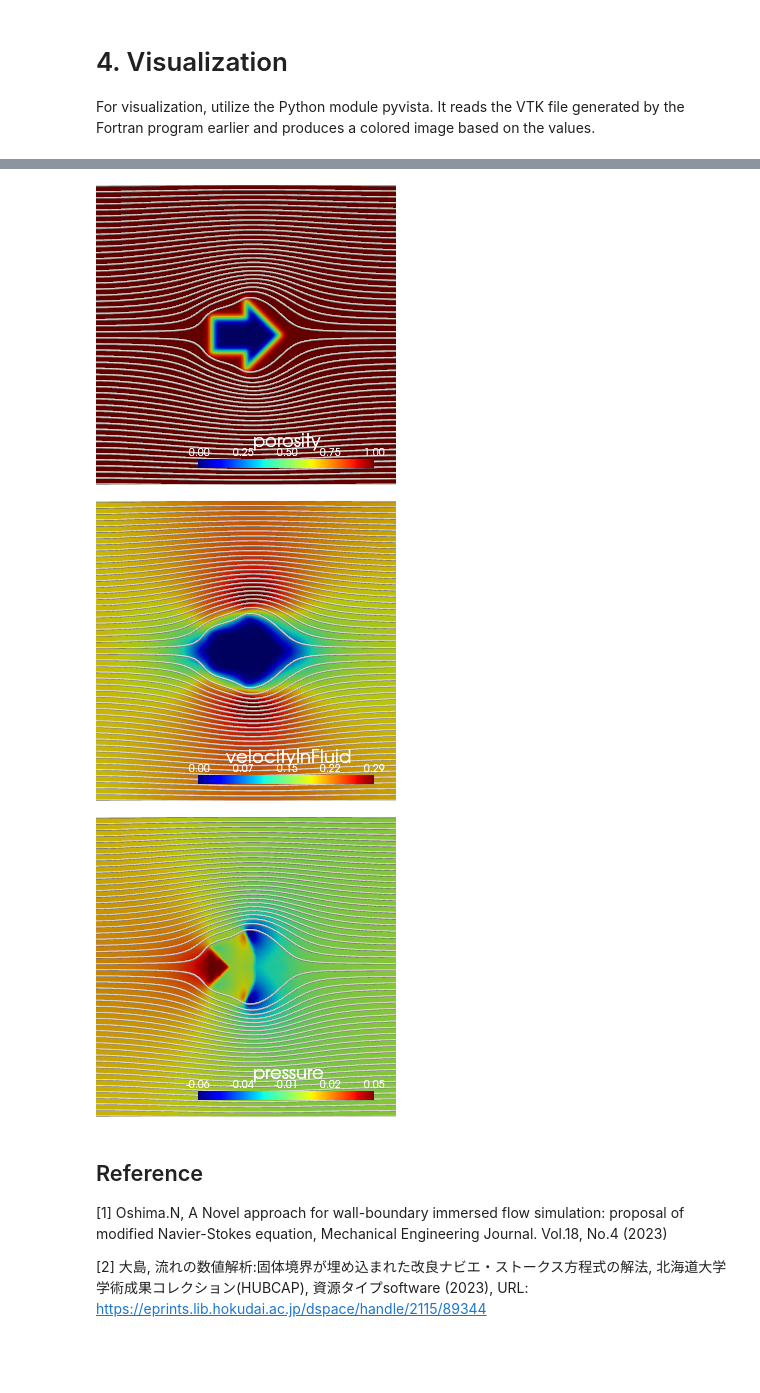
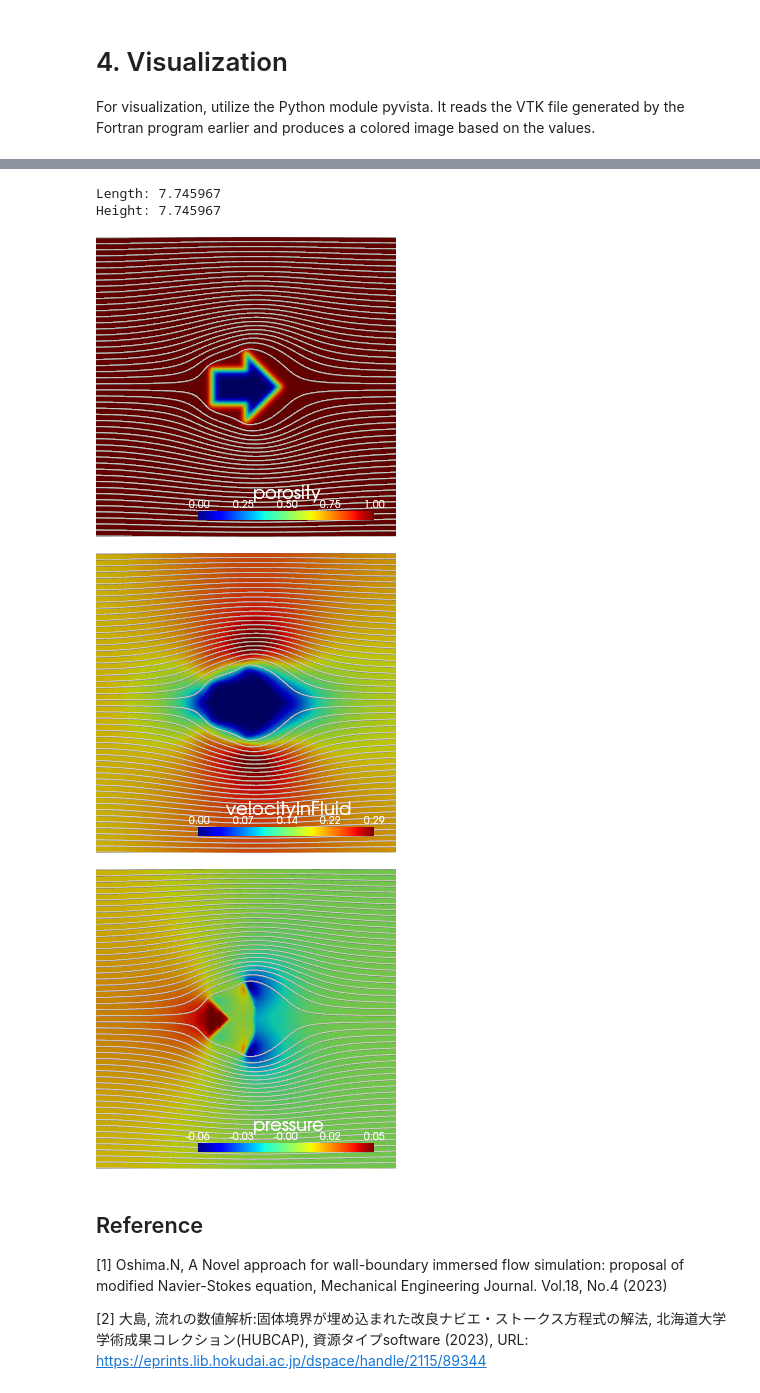
Before and after one commit to nobu-n2002/CFD2023_image_processing, a Jupyter notebook: ibm_image_processing_FortranSolverVer.ipynb, the cells around one changed output, grey strips where cells are left out. Cells and saved outputs as stored; diff of their text form; code cells hidden in the pictures; blank space fills up the shorter version.

```diff
--- a/ibm_image_processing_FortranSolverVer.ipynb
+++ b/ibm_image_processing_FortranSolverVer.ipynb
@@ -2271,7 +2272,7 @@ with open(file_path, 'r') as csvfile:
 # ========= Settings ==========
 re = 30  # @param {type:"integer"}
 dt = 0.01 # @param {type:"raw"}
-timeval = 3 # @param {type:"raw"}
+timeval = 4 # @param {type:"raw"}
 xnue = 0.025 # [m2/s]
 
 # Safty Factor
@@ -2402,6 +2397,24 @@ import math
 
 # @markdown #Settings
 # @markdown streamlines_point = length or width [m]
+
+file_path = './controlDict.txt'
+
+length = None
+height = None
+
+with open(file_path, 'r') as file:
+    for line in file:
+        parts = line.split()
+
+        if len(parts) == 3 and parts[0] == 'length':
+            length = float(parts[2])
+
+        elif len(parts) == 3 and parts[0] == 'height':
+            height = float(parts[2])
+
+print(f'Length: {length}')
+print(f'Height: {height}')
 
 pv.set_jupyter_backend('static')
 pv.global_theme.notebook = True
@@ -2460,38 +2473,40 @@ def create_plotter(mesh, scalar_field, streamline_params):
 
     return pl, streamlines
 
-streamlines_point = 7.745967 #@param {type:"raw"}
+streamlines_point = max(length, height)
 streamlines_enabled = True  # @param {type:"boolean"}
 streamlines_points = 51 #@param {type:"integer"}
-streamlines_width = 0.02 #@param {type:"raw"}
+streamlines_width = 0.015 #@param {type:"raw"}
 streamlines_color = "white" # @param ["white", "red", "black", "yellow", "blue", "green"]
 font_color = "white" # @param ["white", "red", "black", "yellow", "blue", "green"]
 zoom = 1.5 #@param {type:"raw"}
 
 mesh = pv.read('/content/output/output_paraview.vtk')
 
 # List of parameters to visualize
 parameters = ["porosity", "velocityInFluid", "pressure"]
 
 # Streamline parameters
 l = streamlines_point
 streamline_params = {
     "enabled": streamlines_enabled,
     "start_point": (-l / 2, -l / 2, 0),
     "end_point": (-l / 2, l / 2, 0),
     "n_points": streamlines_points,
     "max_time": 100.0,
     "width": streamlines_width,
     "color": streamlines_color
 }
 
 for param in parameters:
     plotter, streamlines = create_plotter(mesh, param, streamline_params)
     plotter.show(screenshot=f'/content/output/{param}.png')
 # %% [output]
+Length: 7.745967
+Height: 7.745967
-[figure, old version]
+[figure, new version]
-[figure, old version]
+[figure, new version]
-[figure, old version]
+[figure, new version]
 # %%
 # @title Zip output file for download
 %mkdir -p download
```
Also changed, not shown: parts of 3 cells of this notebook.
